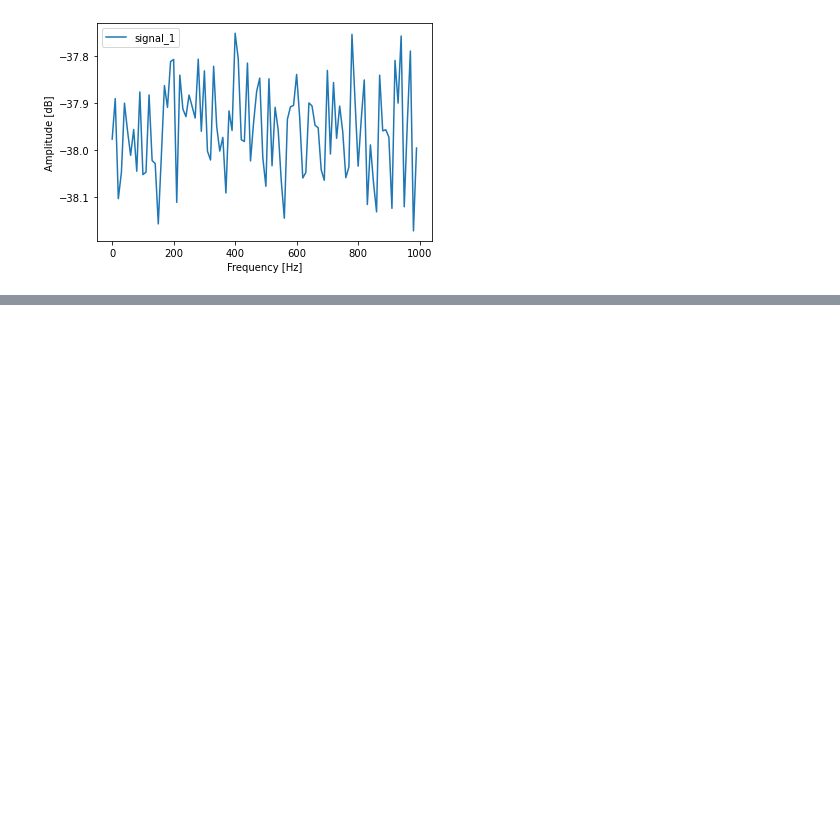
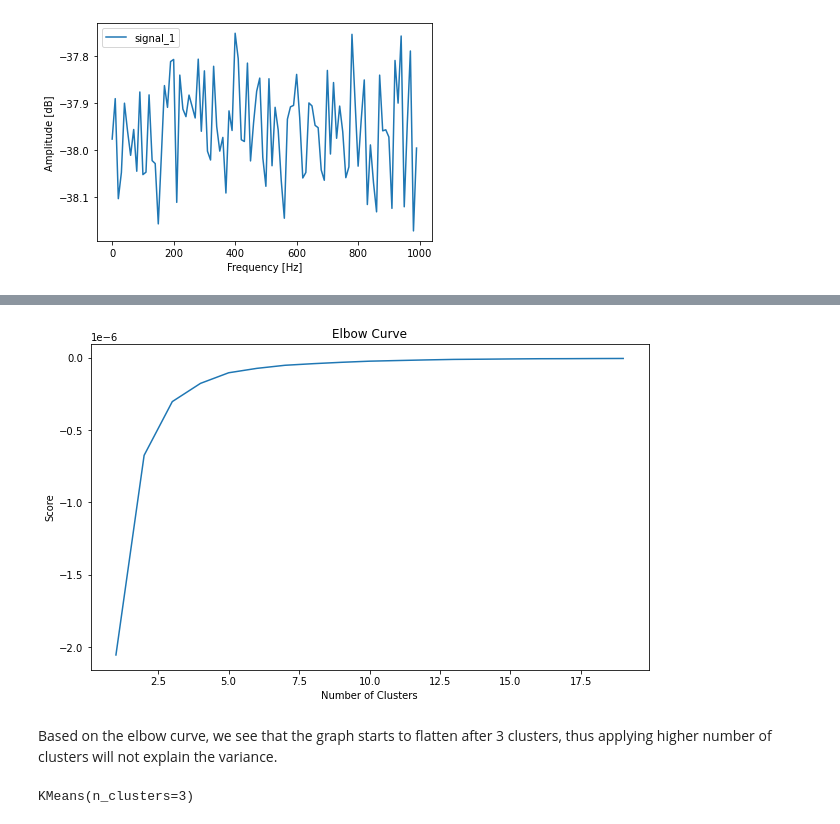
Before and after one commit to Svantevith/AI, a Jupyter notebook: Bachelor/mat_to_csv.ipynb, the cells around one changed output, grey strips where cells are left out. Saved outputs shown, nothing was run; the diff lists cells and outputs as text; code cells hidden in the pictures; blank space fills up the shorter version.

Commit message:
Add KMeans clustering on Averaged Spectrum 1

```diff
--- a/Bachelor/mat_to_csv.ipynb
+++ b/Bachelor/mat_to_csv.ipynb
@@ -796,0 +736,21 @@ plt.show()
+# %%
+X = mode7_averaged_spectrum_1e2[0].reshape(-1, 1)
+
+n_clusters = range(1, 20)
+k_means = [KMeans(n_clusters=n).fit(X) for n in n_clusters]
+scores = [k_means[i].score(X) for i in range(len(k_means))]
+
+plt.figure(figsize=(10,6))
+plt.plot(n_clusters, scores)
+plt.xlabel('Number of Clusters'), plt.ylabel('Score')
+plt.title('Elbow Curve')
+plt.show()
+# %% [output]
+[figure, added]
+# %% [markdown]
+Based on the elbow curve, we see that the graph starts to flatten after 3 clusters, thus applying higher number of clusters will not explain the variance.
+# %%
+k_means_model = KMeans(n_clusters=3)
+k_means_model.fit(X)
+# %% [output]
+KMeans(n_clusters=3)
```
Also changed, not shown: parts of 12 cells of this notebook.
